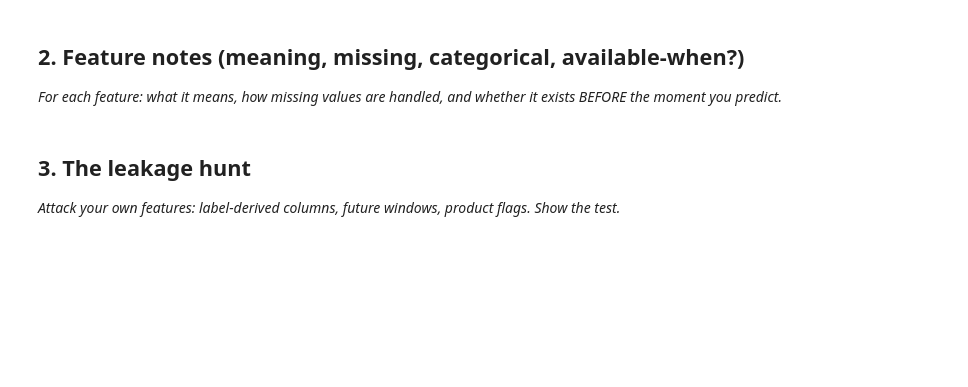
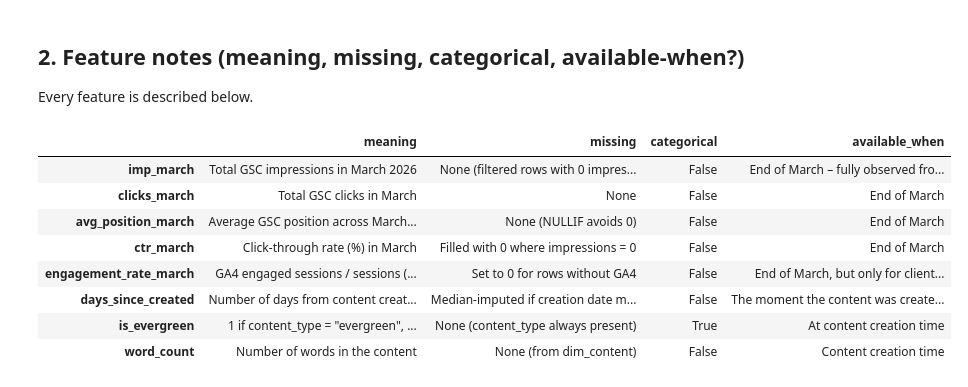
Before and after one commit to ozair247/flyrank-ml-internship, a Jupyter notebook: work/notebooks/w03_feature_leakage_check.ipynb, the cells around one changed output. Cells and saved outputs as stored; diff of their text form; code cells hidden in the pictures; blank space fills up the shorter version.

```diff
--- a/work/notebooks/w03_feature_leakage_check.ipynb
+++ b/work/notebooks/w03_feature_leakage_check.ipynb
@@ -16,4 +90,3 @@ This skeleton is yours to fill. Work the sections **in order** — each one has
 # %% [markdown]
-## 2. Feature notes (meaning, missing, categorical, available-when?)
-
-*For each feature: what it means, how missing values are handled, and whether it exists BEFORE the moment you predict.*
+## 2. Feature notes (meaning, missing, categorical, available‑when?)
+Every feature is described below.
@@ -23,4 +92,0 @@ This skeleton is yours to fill. Work the sections **in order** — each one has
-# %% [markdown]
-## 3. The leakage hunt
-
-*Attack your own features: label-derived columns, future windows, product flags. Show the test.*
@@ -29,0 +93,63 @@ This skeleton is yours to fill. Work the sections **in order** — each one has
+# %%
+feature_notes = {
+    'imp_march': {
+        'meaning': 'Total GSC impressions in March 2026',
+        'missing': 'None (filtered rows with 0 impressions)',
+        'categorical': False,
+        'available_when': 'End of March – fully observed from daily logs'
+    },
+    'clicks_march': {
+        'meaning': 'Total GSC clicks in March',
+        'missing': 'None',
+        'categorical': False,
+        'available_when': 'End of March'
+    },
+    'avg_position_march': {
+        'meaning': 'Average GSC position across March (ignoring 0‑position rows)',
+        'missing': 'None (NULLIF avoids 0)',
+        'categorical': False,
+        'available_when': 'End of March'
+    },
+    'ctr_march': {
+        'meaning': 'Click‑through rate (%) in March',
+        'missing': 'Filled with 0 where impressions = 0',
+        'categorical': False,
+        'available_when': 'End of March'
+    },
+    'engagement_rate_march': {
+        'meaning': 'GA4 engaged sessions / sessions (%), filtered to clients with GA4 data',
+        'missing': 'Set to 0 for rows without GA4',
+        'categorical': False,
+        'available_when': 'End of March, but only for clients who have GA4 tracking live'
+    },
+    'days_since_created': {
+        'meaning': 'Number of days from content creation to 2026‑03‑31',
+        'missing': 'Median‑imputed if creation date missing',
+        'categorical': False,
+        'available_when': 'The moment the content was created (static attribute)'
+    },
+    'is_evergreen': {
+        'meaning': '1 if content_type = "evergreen", else 0',
+        'missing': 'None (content_type always present)',
+        'categorical': True,
+        'available_when': 'At content creation time'
+    },
+    'word_count': {
+        'meaning': 'Number of words in the content',
+        'missing': 'None (from dim_content)',
+        'categorical': False,
+        'available_when': 'Content creation time'
+    }
+}
+
+pd.DataFrame(feature_notes).T
+# %% [output]
+|  | meaning | missing | categorical | available_when |
+| imp_march | Total GSC impressions in March 2026 | None (filtered rows with 0 impres... | False | End of March – fully observed fro... |
+| clicks_march | Total GSC clicks in March | None | False | End of March |
+| avg_position_march | Average GSC position across March... | None (NULLIF avoids 0) | False | End of March |
+| ctr_march | Click‑through rate (%) in March | Filled with 0 where impressions = 0 | False | End of March |
+| engagement_rate_march | GA4 engaged sessions / sessions (... | Set to 0 for rows without GA4 | False | End of March, but only for client... |
+| days_since_created | Number of days from content creat... | Median‑imputed if creation date m... | False | The moment the content was create... |
+| is_evergreen | 1 if content_type = "evergreen", ... | None (content_type always present) | True | At content creation time |
+| word_count | Number of words in the content | None (from dim_content) | False | Content creation time |
```
Also changed, not shown: parts of 15 cells of this notebook.
